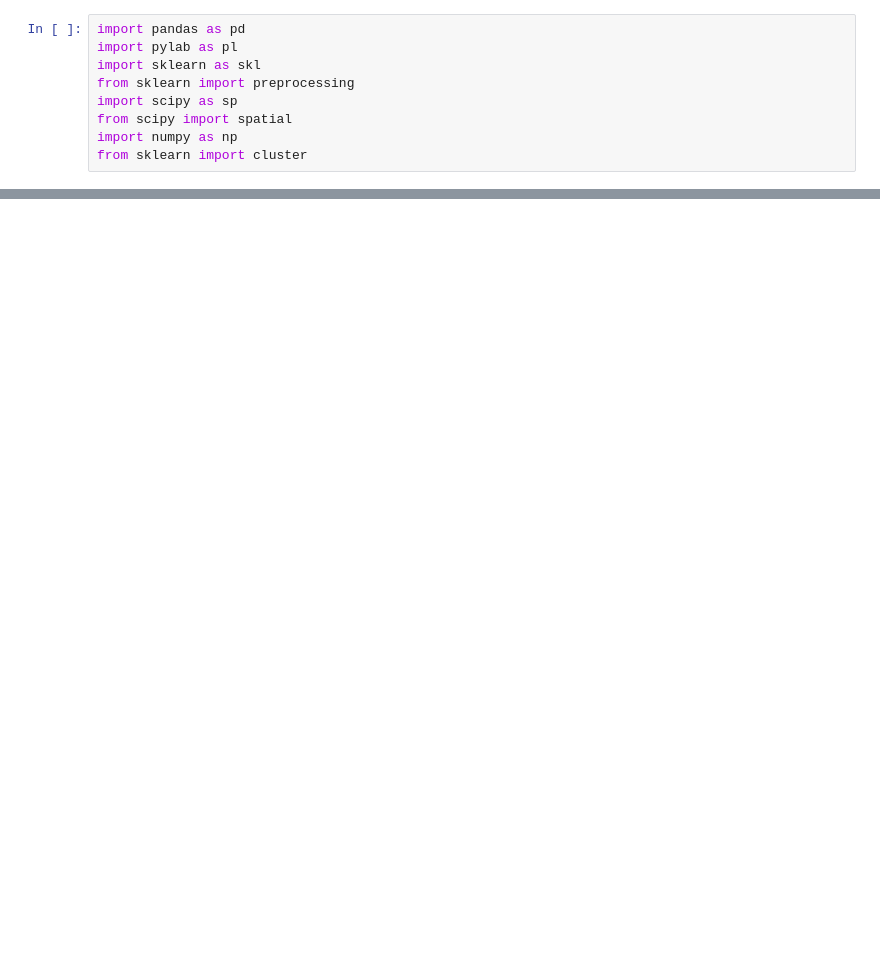
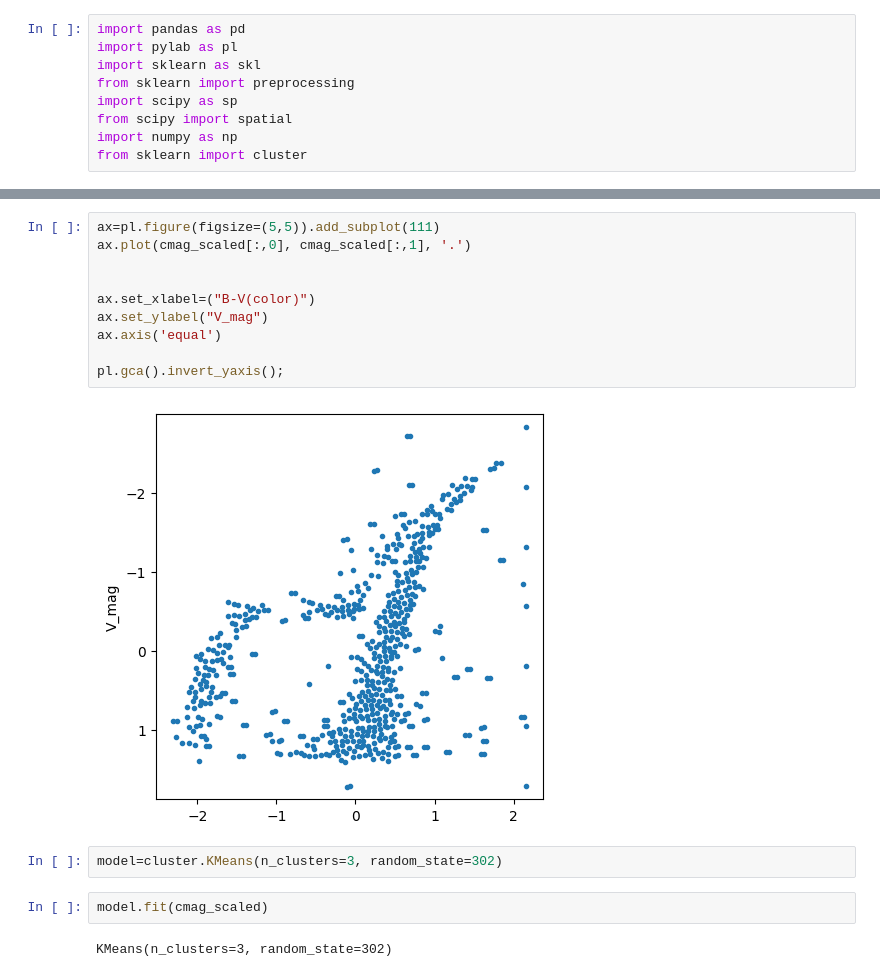
Before and after one commit to ipaliotti/MLPNS_IPaliotti, a Jupyter notebook: StellarPopClusterLab.ipynb, the cells around one changed output, grey strips where cells are left out. Saved outputs shown, nothing was run; the diff lists cells and outputs as text; blank space fills up the shorter version.

```diff
--- a/StellarPopClusterLab.ipynb
+++ b/StellarPopClusterLab.ipynb
@@ -28,0 +46,18 @@ cmag
+# %%
+ax=pl.figure(figsize=(5,5)).add_subplot(111)
+ax.plot(cmag_scaled[:,0], cmag_scaled[:,1], '.')
+
+
+ax.set_xlabel=("B-V(color)")
+ax.set_ylabel("V_mag")
+ax.axis('equal')
+
+pl.gca().invert_yaxis();
+# %% [output]
+[figure, added]
+# %%
+model=cluster.KMeans(n_clusters=3, random_state=302)
+# %%
+model.fit(cmag_scaled)
+# %% [output]
+KMeans(n_clusters=3, random_state=302)
```
Also changed, not shown: parts of 13 cells of this notebook.
